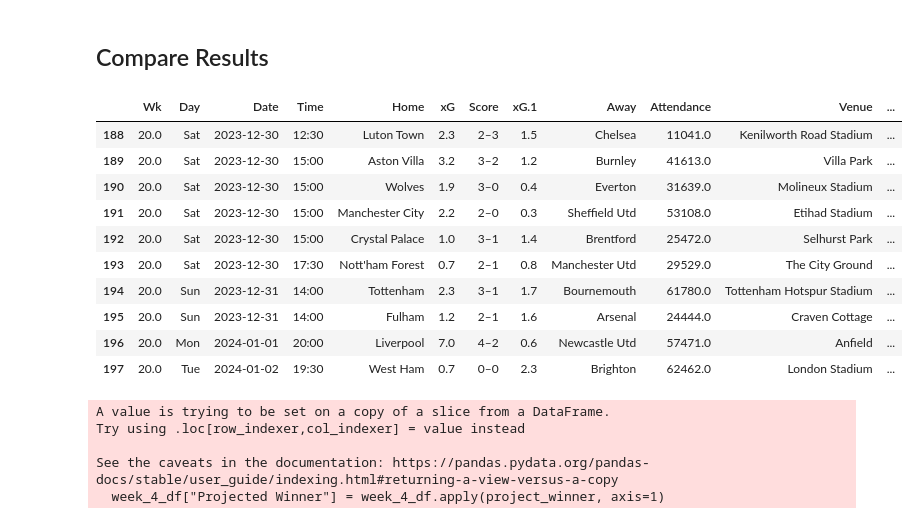
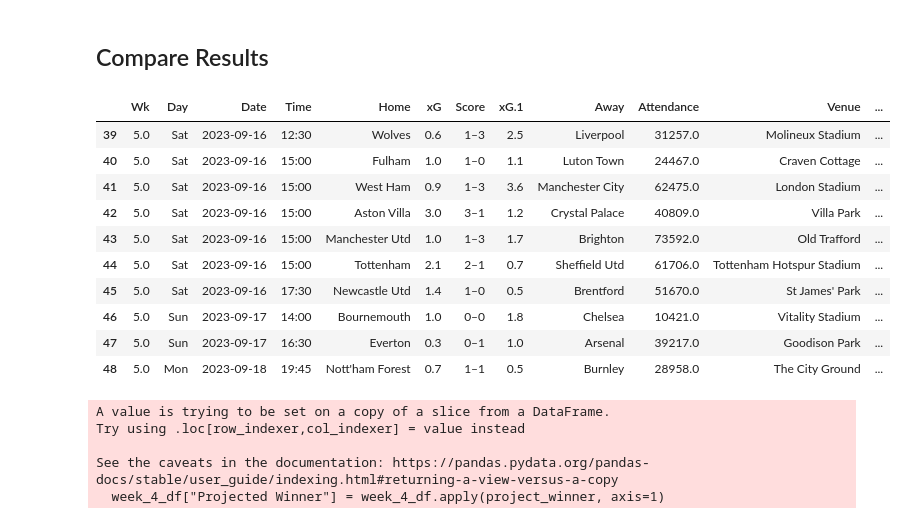
Before and after one commit to thejacobhyatt/EPLRank, a Jupyter notebook: graph.ipynb, the cells around one changed output. Saved outputs shown, nothing was run; the diff lists cells and outputs as text; code cells hidden in the pictures.

```diff
--- a/graph.ipynb
+++ b/graph.ipynb
@@ -30,0 +8,6 @@ print(week_1_df)
+# %%
+
+
+df['cost'] = (df["xG"] - df["xG.1"]) + (df['Home Score'] - df['Away Score'])
+
+# week_1_df = df
@@ -118,20 +80,20 @@ rankings
 # %% [markdown]
 ## Compare Results
 # %%
-week_4_df = df[df['Wk'].isin([20])]
-week_4_df
+test_week = df[df['Wk'].isin([5])]
+test_week
 # %% [output]
 |  | Wk | Day | Date | Time | Home | xG | Score | xG.1 | Away | Attendance | Venue | ... |
-| 188 | 20.0 | Sat | 2023-12-30 | 12:30 | Luton Town | 2.3 | 2–3 | 1.5 | Chelsea | 11041.0 | Kenilworth Road Stadium | ... |
-| 189 | 20.0 | Sat | 2023-12-30 | 15:00 | Aston Villa | 3.2 | 3–2 | 1.2 | Burnley | 41613.0 | Villa Park | ... |
-| 190 | 20.0 | Sat | 2023-12-30 | 15:00 | Wolves | 1.9 | 3–0 | 0.4 | Everton | 31639.0 | Molineux Stadium | ... |
-| 191 | 20.0 | Sat | 2023-12-30 | 15:00 | Manchester City | 2.2 | 2–0 | 0.3 | Sheffield Utd | 53108.0 | Etihad Stadium | ... |
-| 192 | 20.0 | Sat | 2023-12-30 | 15:00 | Crystal Palace | 1.0 | 3–1 | 1.4 | Brentford | 25472.0 | Selhurst Park | ... |
-| 193 | 20.0 | Sat | 2023-12-30 | 17:30 | Nott'ham Forest | 0.7 | 2–1 | 0.8 | Manchester Utd | 29529.0 | The City Ground | ... |
-| 194 | 20.0 | Sun | 2023-12-31 | 14:00 | Tottenham | 2.3 | 3–1 | 1.7 | Bournemouth | 61780.0 | Tottenham Hotspur Stadium | ... |
-| 195 | 20.0 | Sun | 2023-12-31 | 14:00 | Fulham | 1.2 | 2–1 | 1.6 | Arsenal | 24444.0 | Craven Cottage | ... |
-| 196 | 20.0 | Mon | 2024-01-01 | 20:00 | Liverpool | 7.0 | 4–2 | 0.6 | Newcastle Utd | 57471.0 | Anfield | ... |
-| 197 | 20.0 | Tue | 2024-01-02 | 19:30 | West Ham | 0.7 | 0–0 | 2.3 | Brighton | 62462.0 | London Stadium | ... |
+| 39 | 5.0 | Sat | 2023-09-16 | 12:30 | Wolves | 0.6 | 1–3 | 2.5 | Liverpool | 31257.0 | Molineux Stadium | ... |
+| 40 | 5.0 | Sat | 2023-09-16 | 15:00 | Fulham | 1.0 | 1–0 | 1.1 | Luton Town | 24467.0 | Craven Cottage | ... |
+| 41 | 5.0 | Sat | 2023-09-16 | 15:00 | West Ham | 0.9 | 1–3 | 3.6 | Manchester City | 62475.0 | London Stadium | ... |
+| 42 | 5.0 | Sat | 2023-09-16 | 15:00 | Aston Villa | 3.0 | 3–1 | 1.2 | Crystal Palace | 40809.0 | Villa Park | ... |
+| 43 | 5.0 | Sat | 2023-09-16 | 15:00 | Manchester Utd | 1.0 | 1–3 | 1.7 | Brighton | 73592.0 | Old Trafford | ... |
+| 44 | 5.0 | Sat | 2023-09-16 | 15:00 | Tottenham | 2.1 | 2–1 | 0.7 | Sheffield Utd | 61706.0 | Tottenham Hotspur Stadium | ... |
+| 45 | 5.0 | Sat | 2023-09-16 | 17:30 | Newcastle Utd | 1.4 | 1–0 | 0.5 | Brentford | 51670.0 | St James' Park | ... |
+| 46 | 5.0 | Sun | 2023-09-17 | 14:00 | Bournemouth | 1.0 | 0–0 | 1.8 | Chelsea | 10421.0 | Vitality Stadium | ... |
+| 47 | 5.0 | Sun | 2023-09-17 | 16:30 | Everton | 0.3 | 0–1 | 1.0 | Arsenal | 39217.0 | Goodison Park | ... |
+| 48 | 5.0 | Mon | 2023-09-18 | 19:45 | Nott'ham Forest | 0.7 | 1–1 | 0.5 | Burnley | 28958.0 | The City Ground | ... |
 # %%
 def project_winner(row):
     home_rank = rankings.get(row["Home"], float('inf'))
```
Also changed, not shown: parts of 22 cells of this notebook, 3 other files.
